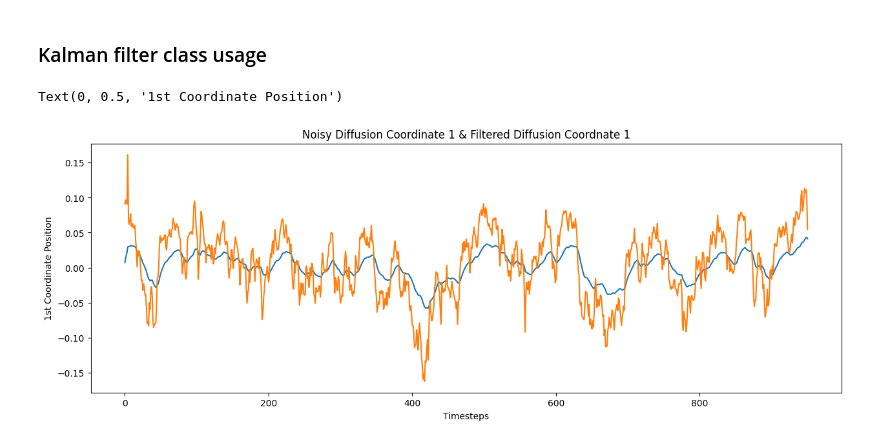
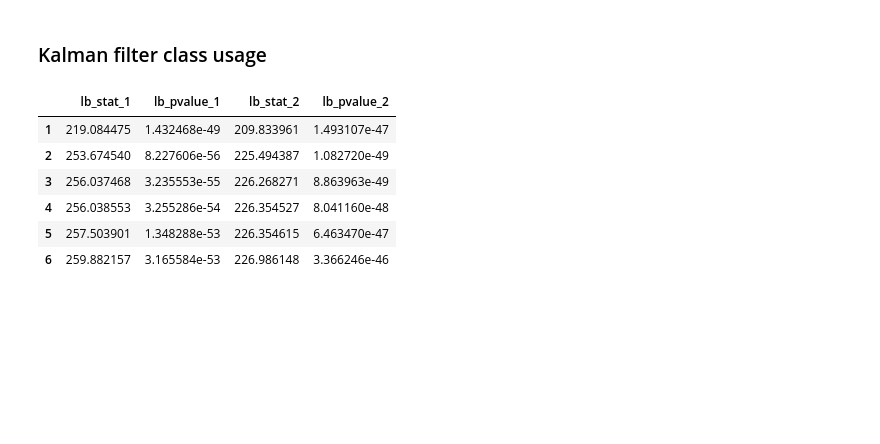
Before and after one commit to adamfowliee/JDKF_Starter, a Jupyter notebook: InitialTasks/kalman.ipynb, the cells around one changed output. Cells and saved outputs as stored; diff of their text form; code cells hidden in the pictures; blank space fills up the shorter version.

```diff
--- a/InitialTasks/kalman.ipynb
+++ b/InitialTasks/kalman.ipynb
@@ -94,3 +139,8 @@ w_clean, Psi_clean = dm.get_embedding(clean["Gclean"])
 
 mle = MLE()
 kappa_hat, sigma_hat, _, _ = mle.ou_mle(Psi_noisy[:, :2], dt_eff)
+# %%
+kappa_hat, sigma_hat
+
+kappa_hat = kappa
+sigma_hat = sigma
@@ -116,12 +191,10 @@ filtered = kf.run(Psi_noisy[:, :k])
-# %%
-import matplotlib.pyplot as plt
-
-plt.figure(figsize=(15, 5))
-plt.plot(filtered[:, 0])
-plt.plot(Psi_noisy[:, 0])
-plt.title("Noisy Diffusion Coordinate 1 & Filtered Diffusion Coordnate 1")
-plt.xlabel("Timesteps")
-plt.ylabel("1st Coordinate Position")
-# %% [output]
-Text(0, 0.5, '1st Coordinate Position')
-[figure, removed]
+# %%
+kf.ljung_box_test()
+# %% [output]
+|  | lb_stat_1 | lb_pvalue_1 | lb_stat_2 | lb_pvalue_2 |
+| 1 | 219.084475 | 1.432468e-49 | 209.833961 | 1.493107e-47 |
+| 2 | 253.674540 | 8.227606e-56 | 225.494387 | 1.082720e-49 |
+| 3 | 256.037468 | 3.235553e-55 | 226.268271 | 8.863963e-49 |
+| 4 | 256.038553 | 3.255286e-54 | 226.354527 | 8.041160e-48 |
+| 5 | 257.503901 | 1.348288e-53 | 226.354615 | 6.463470e-47 |
+| 6 | 259.882157 | 3.165584e-53 | 226.986148 | 3.366246e-46 |
```
Also changed, not shown: parts of 15 cells of this notebook, 1 other file.
